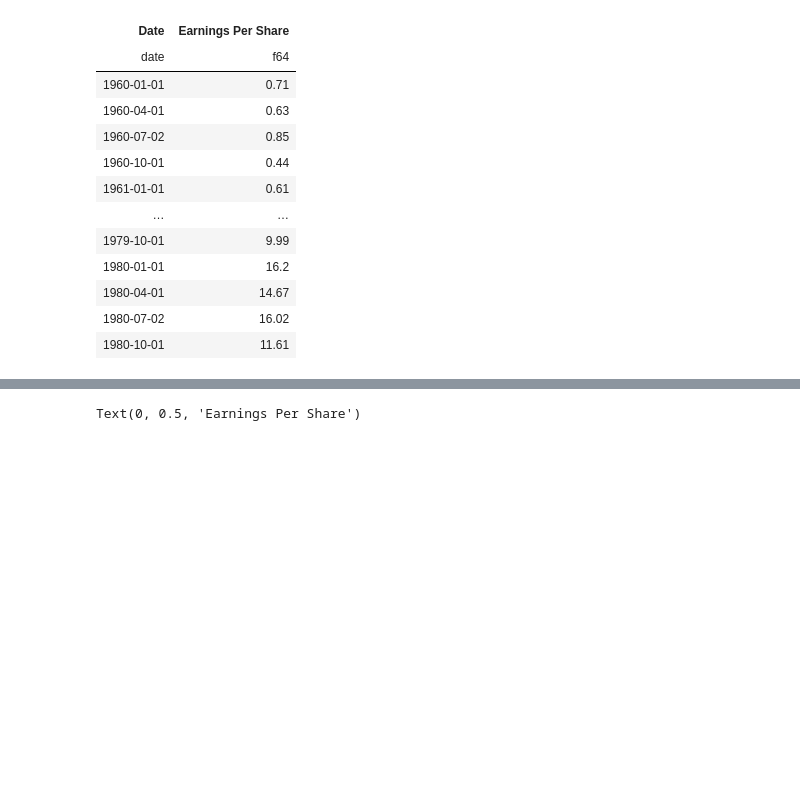
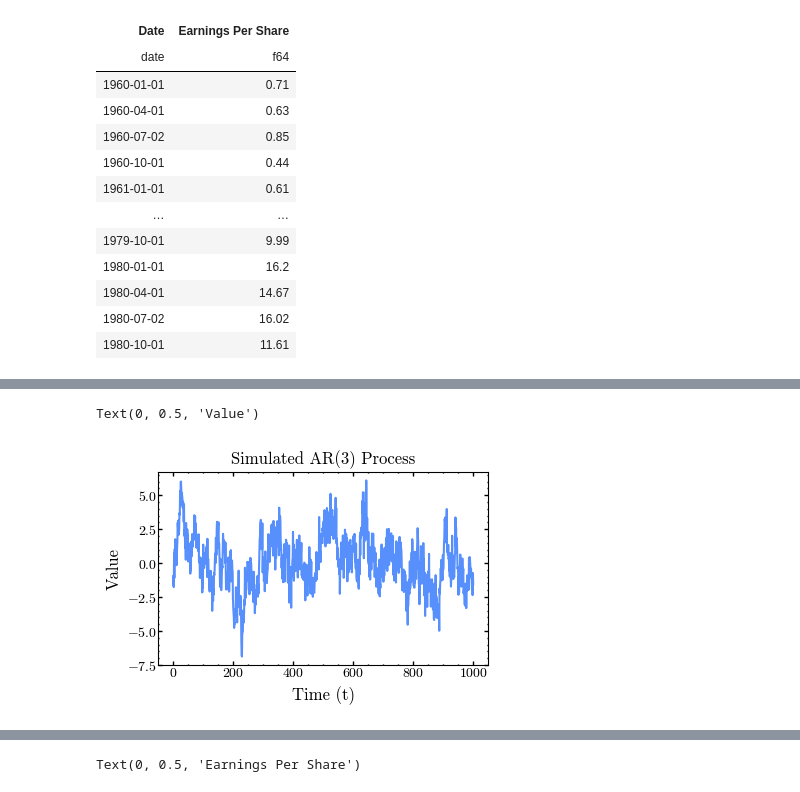
Before and after one commit to iragca/DS412-Time-Series-Analysis-and-Stochastic-Processes, a Jupyter notebook: notebooks/3.0-assignment.ipynb, the cells around one changed output, grey strips where cells are left out. Cells and saved outputs as stored; diff of their text form; code cells hidden in the pictures; blank space fills up the shorter version.

```diff
--- a/notebooks/3.0-assignment.ipynb
+++ b/notebooks/3.0-assignment.ipynb
@@ -70,0 +154,13 @@ train, test = split_data(0.8, dataset["Earnings Per Share"])
+# %%
+ar_process = ArmaProcess(
+    ar=[1, -0.33, -0.5, -0.07],
+    ma=[1, 0, 0, 0],
+).generate_sample(1000)
+
+sns.lineplot(ar_process)
+plt.title("Simulated AR(3) Process")
+plt.xlabel("Time (t)")
+plt.ylabel("Value")
+# %% [output]
+Text(0, 0.5, 'Value')
+[figure, added]
```
Also changed, not shown: parts of 31 cells of this notebook, 1 other file.
